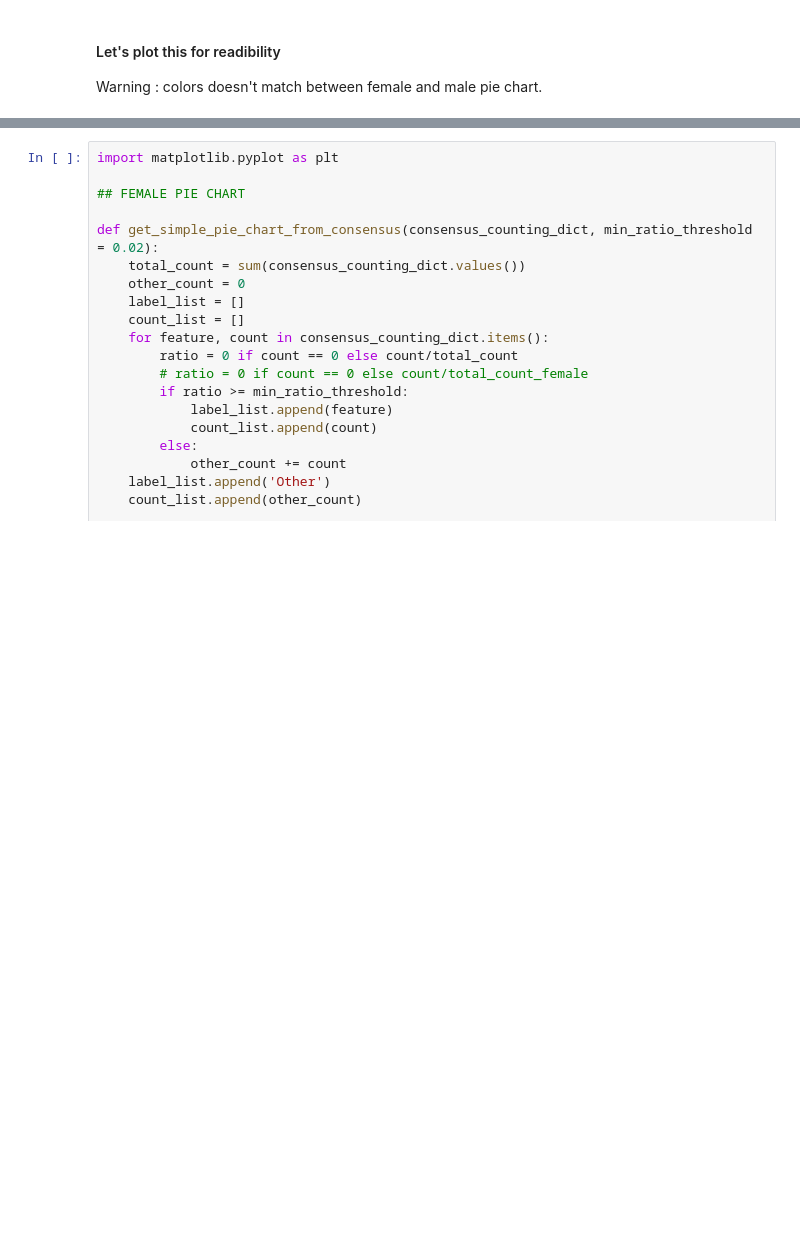
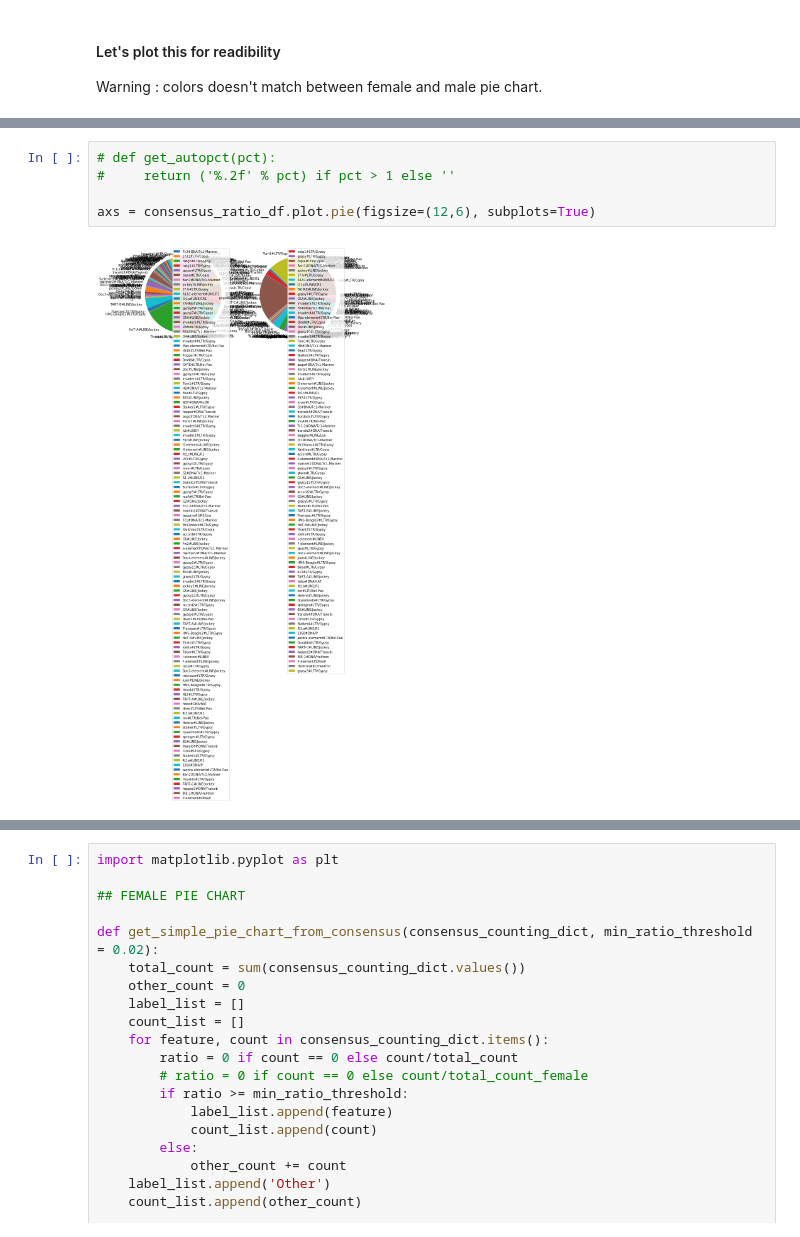
Before and after one commit to EricAmren/goth101_TE_analysis, a Jupyter notebook: cristina_TE_notebook.ipynb, the cells around one changed output, grey strips where cells are left out. Drawn from its saved outputs; the diff is of its cells as text; blank space fills up the shorter version.

```diff
--- a/cristina_TE_notebook.ipynb
+++ b/cristina_TE_notebook.ipynb
@@ -183,0 +173,7 @@ Warning : colors doesn't match between female and male pie chart.
+# %%
+# def get_autopct(pct):
+#     return ('%.2f' % pct) if pct > 1 else ''
+
+axs = consensus_ratio_df.plot.pie(figsize=(12,6), subplots=True)
+# %% [output]
+[figure, added]
```
Also changed, not shown: parts of 18 cells of this notebook, 1 other file.
